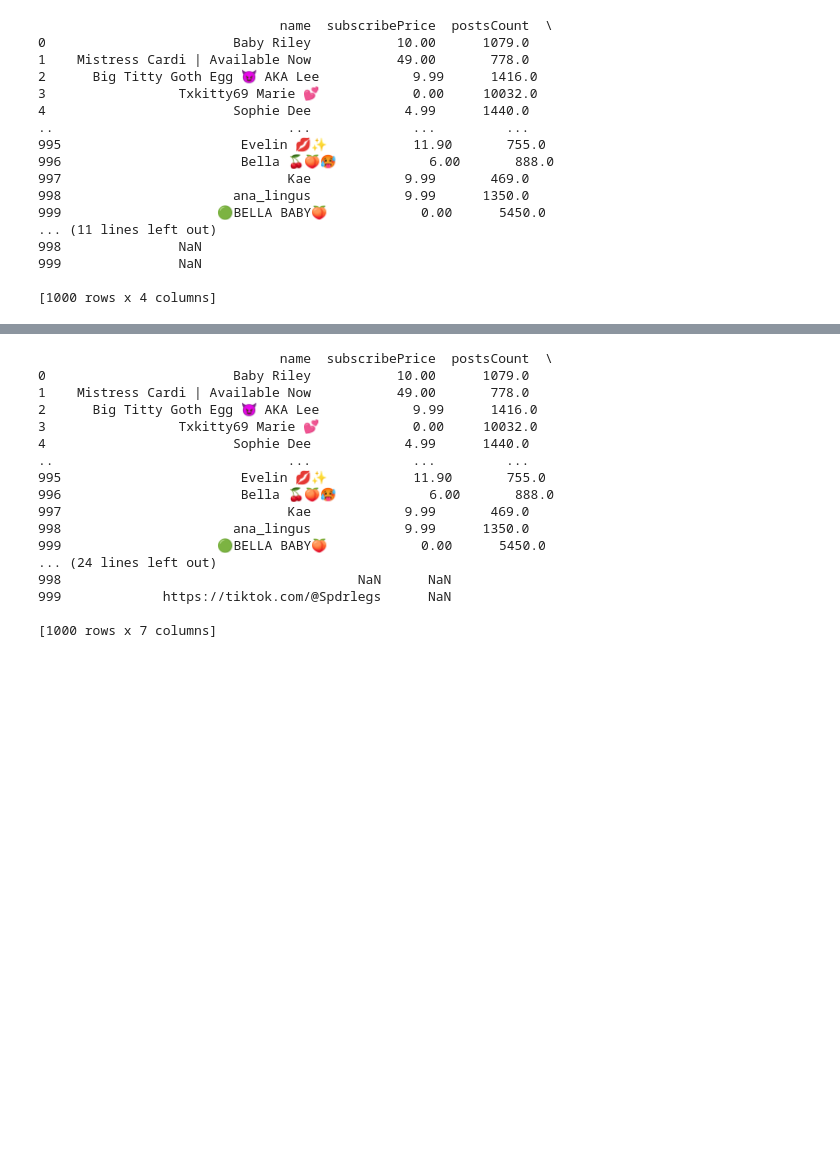
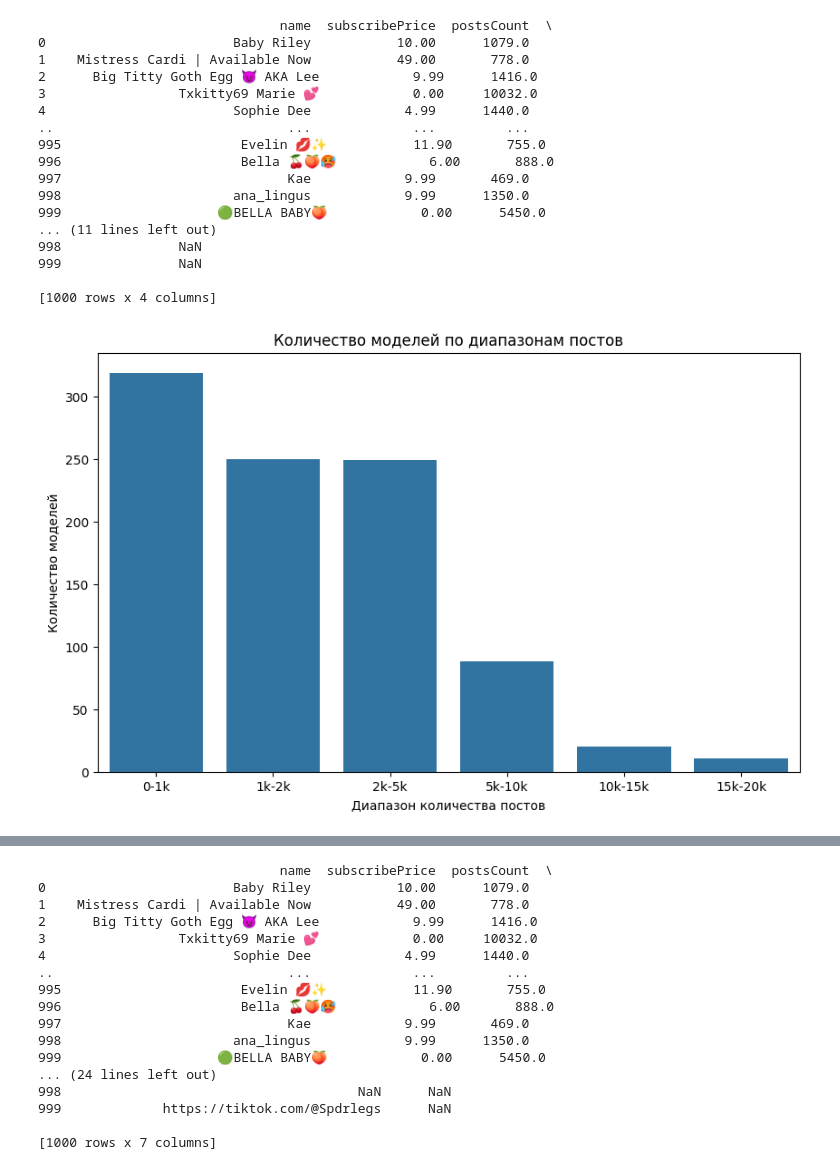
Before and after one commit to Peter-korn/Group-Project-2, a Jupyter notebook: EDA.ipynb, the cells around one changed output, grey strips where cells are left out. Saved outputs shown, nothing was run; the diff lists cells and outputs as text; code cells hidden in the pictures; blank space fills up the shorter version.

```diff
--- a/EDA.ipynb
+++ b/EDA.ipynb
@@ -356,3 +356,18 @@ only_pars_res.to_csv("models_profile_final_parsed.csv", index=False)
 999               NaN
 
 [1000 rows x 4 columns]
+# %%
+bins = [0, 1000, 2000, 5000, 10000, 15000, 20000]
+labels = ['0-1k', '1k-2k', '2k-5k', '5k-10k', '10k-15k', '15k-20k']
+only_pars_res['posts_bin'] = pd.cut(only_pars_res['postsCount'], bins=bins, labels=labels)
+
+posts_count_per_bin = only_pars_res['posts_bin'].value_counts().sort_index()
+
+plt.figure(figsize=(10,6))
+sns.barplot(x=posts_count_per_bin.index, y=posts_count_per_bin.values)
+plt.title("Количество моделей по диапазонам постов")
+plt.xlabel("Диапазон количества постов")
+plt.ylabel("Количество моделей")
+plt.show()
+# %% [output]
+[figure, added]
```
Also changed, not shown: parts of 3 cells of this notebook, 1 other file.
